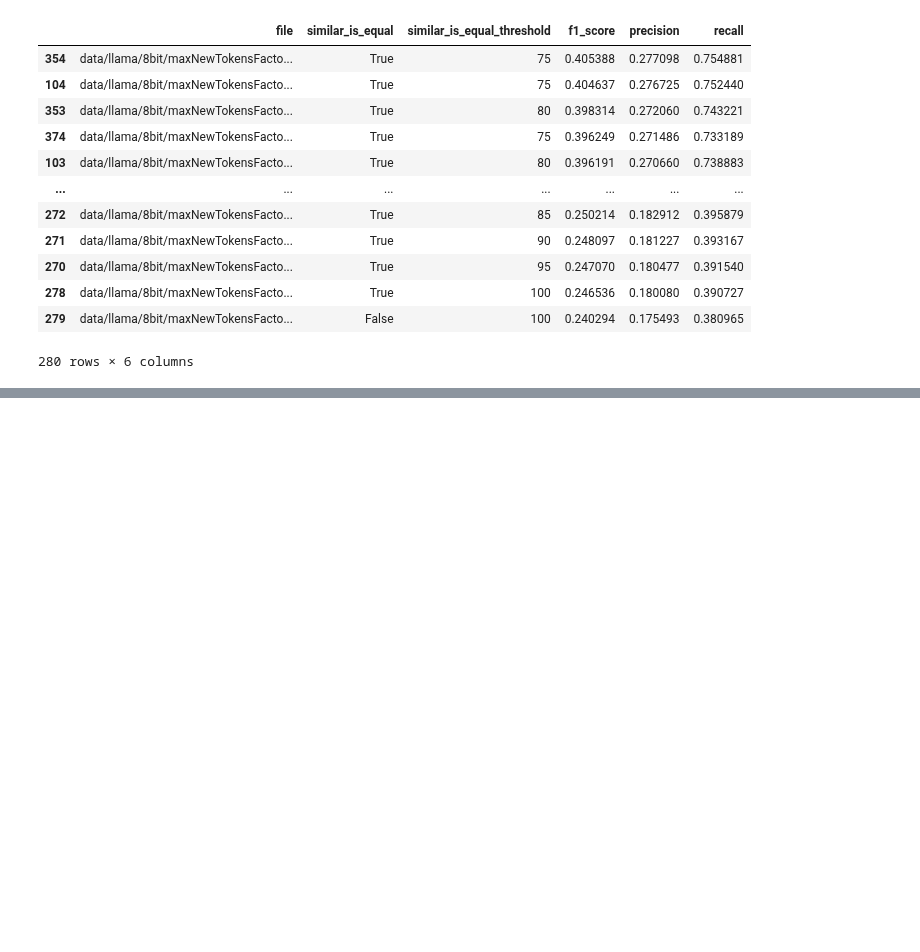
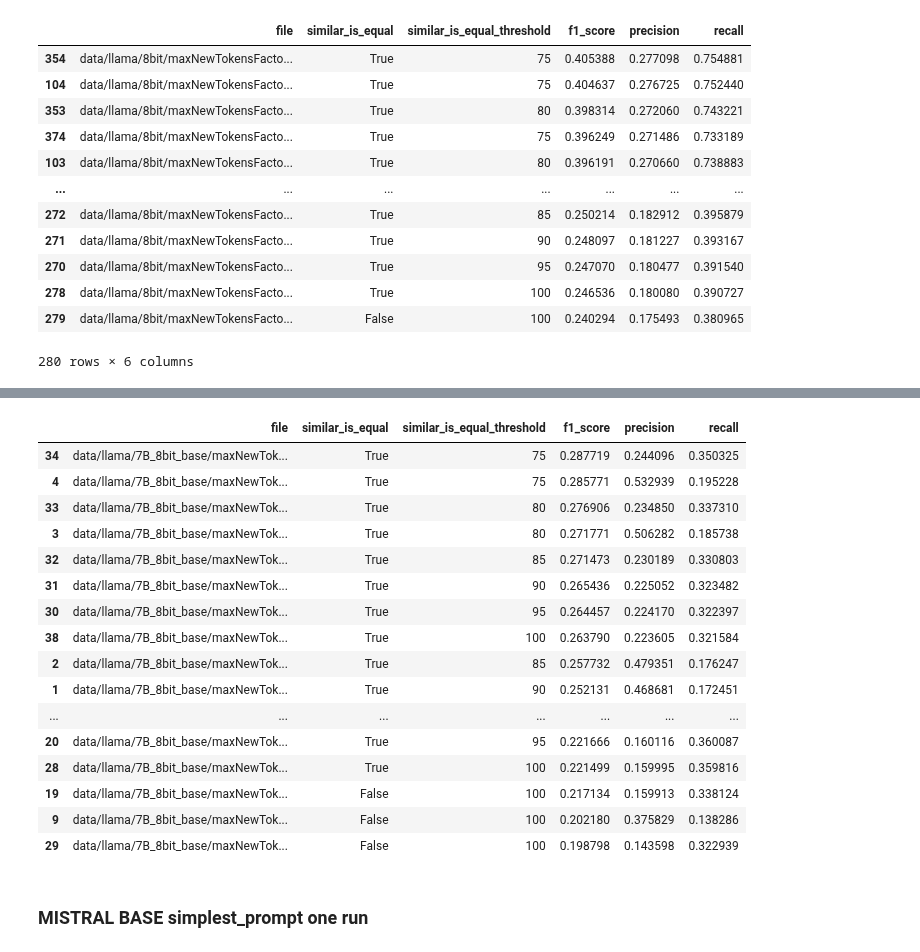
Before and after one commit to ferrazzipietro/mistral_finetuning, a Jupyter notebook: evaluation.ipynb, the cells around one changed output, grey strips where cells are left out. Saved outputs shown, nothing was run; the diff lists cells and outputs as text; code cells hidden in the pictures; blank space fills up the shorter version.

```diff
--- a/evaluation.ipynb
+++ b/evaluation.ipynb
@@ -399,0 +574,20 @@ evaluation_results[evaluation_results['similar_is_equal_threshold']>=75].sort_va
+# %%
+evaluation_results[evaluation_results['similar_is_equal_threshold']>=75].sort_values(by='f1_score', ascending=False)
+# %% [output]
+|  | file | similar_is_equal | similar_is_equal_threshold | f1_score | precision | recall |
+| 34 | data/llama/7B_8bit_base/maxNewTok... | True | 75 | 0.287719 | 0.244096 | 0.350325 |
+| 4 | data/llama/7B_8bit_base/maxNewTok... | True | 75 | 0.285771 | 0.532939 | 0.195228 |
+| 33 | data/llama/7B_8bit_base/maxNewTok... | True | 80 | 0.276906 | 0.234850 | 0.337310 |
+| 3 | data/llama/7B_8bit_base/maxNewTok... | True | 80 | 0.271771 | 0.506282 | 0.185738 |
+| 32 | data/llama/7B_8bit_base/maxNewTok... | True | 85 | 0.271473 | 0.230189 | 0.330803 |
+| 31 | data/llama/7B_8bit_base/maxNewTok... | True | 90 | 0.265436 | 0.225052 | 0.323482 |
+| 30 | data/llama/7B_8bit_base/maxNewTok... | True | 95 | 0.264457 | 0.224170 | 0.322397 |
+| 38 | data/llama/7B_8bit_base/maxNewTok... | True | 100 | 0.263790 | 0.223605 | 0.321584 |
+| 2 | data/llama/7B_8bit_base/maxNewTok... | True | 85 | 0.257732 | 0.479351 | 0.176247 |
+| 1 | data/llama/7B_8bit_base/maxNewTok... | True | 90 | 0.252131 | 0.468681 | 0.172451 |
+| ... | ... | ... | ... | ... | ... | ... |
+| 20 | data/llama/7B_8bit_base/maxNewTok... | True | 95 | 0.221666 | 0.160116 | 0.360087 |
+| 28 | data/llama/7B_8bit_base/maxNewTok... | True | 100 | 0.221499 | 0.159995 | 0.359816 |
+| 19 | data/llama/7B_8bit_base/maxNewTok... | False | 100 | 0.217134 | 0.159913 | 0.338124 |
+| 9 | data/llama/7B_8bit_base/maxNewTok... | False | 100 | 0.202180 | 0.375829 | 0.138286 |
+| 29 | data/llama/7B_8bit_base/maxNewTok... | False | 100 | 0.198798 | 0.143598 | 0.322939 |
@@ -399,0 +596,2 @@ evaluation_results[evaluation_results['similar_is_equal_threshold']>=75].sort_va
+# %% [markdown]
+### MISTRAL BASE simplest_prompt one run
```
Also changed, not shown: parts of 15 cells of this notebook, 42 other files.
